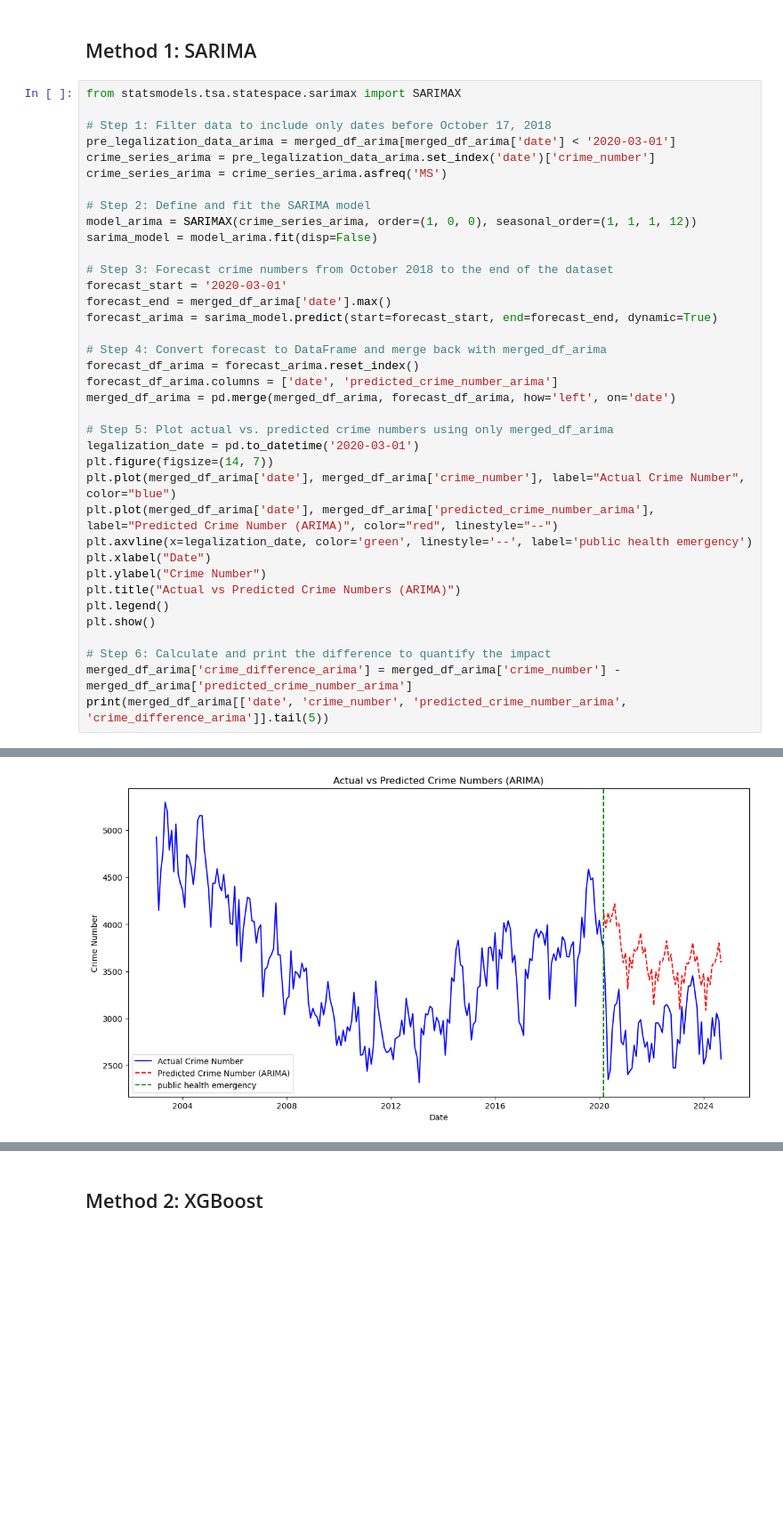
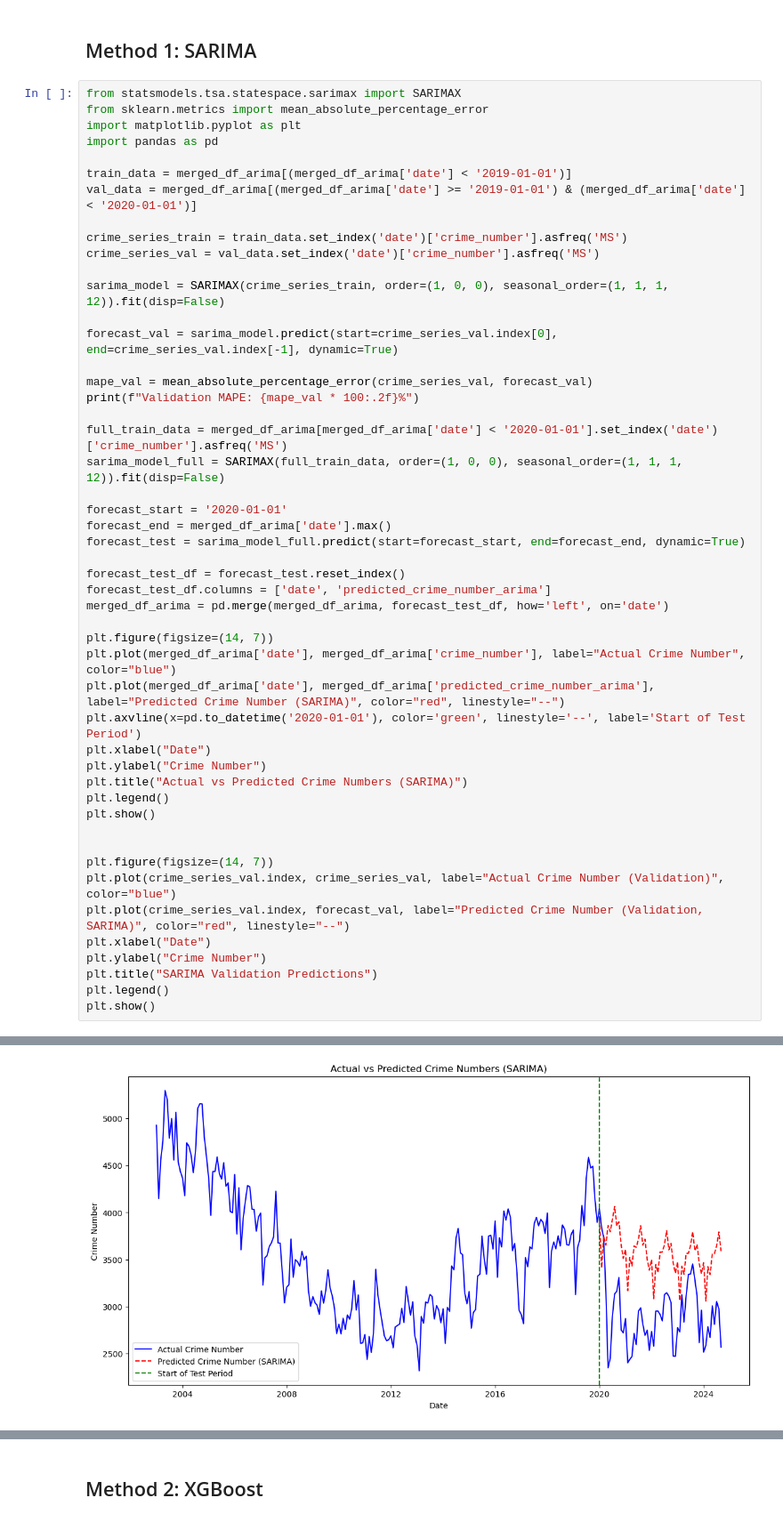
Before and after one commit to HantzeWANG/ECON490, a Jupyter notebook: CrimePrediction.ipynb, the cells around one changed output, grey strips where cells are left out. Shown at 89% size. Saved outputs shown, nothing was run; the diff lists cells and outputs as text; blank space fills up the shorter version.

Commit message:
added validation, more visualization

```diff
--- a/CrimePrediction.ipynb
+++ b/CrimePrediction.ipynb
@@ -243,39 +236,51 @@ merged_df_xgb = merged_df.copy()
 ## Method 1: SARIMA
 # %%
 from statsmodels.tsa.statespace.sarimax import SARIMAX
+from sklearn.metrics import mean_absolute_percentage_error
+import matplotlib.pyplot as plt
+import pandas as pd
 
-# Step 1: Filter data to include only dates before October 17, 2018
-pre_legalization_data_arima = merged_df_arima[merged_df_arima['date'] < '2020-03-01']
-crime_series_arima = pre_legalization_data_arima.set_index('date')['crime_number']
-crime_series_arima = crime_series_arima.asfreq('MS')
+train_data = merged_df_arima[(merged_df_arima['date'] < '2019-01-01')]
+val_data = merged_df_arima[(merged_df_arima['date'] >= '2019-01-01') & (merged_df_arima['date'] < '2020-01-01')]
 
-# Step 2: Define and fit the SARIMA model
-model_arima = SARIMAX(crime_series_arima, order=(1, 0, 0), seasonal_order=(1, 1, 1, 12))
-sarima_model = model_arima.fit(disp=False)
+crime_series_train = train_data.set_index('date')['crime_number'].asfreq('MS')
+crime_series_val = val_data.set_index('date')['crime_number'].asfreq('MS')
 
-# Step 3: Forecast crime numbers from October 2018 to the end of the dataset
-forecast_start = '2020-03-01'
+sarima_model = SARIMAX(crime_series_train, order=(1, 0, 0), seasonal_order=(1, 1, 1, 12)).fit(disp=False)
+
+forecast_val = sarima_model.predict(start=crime_series_val.index[0], end=crime_series_val.index[-1], dynamic=True)
+
+mape_val = mean_absolute_percentage_error(crime_series_val, forecast_val)
+print(f"Validation MAPE: {mape_val * 100:.2f}%")
+
+full_train_data = merged_df_arima[merged_df_arima['date'] < '2020-01-01'].set_index('date')['crime_number'].asfreq('MS')
+sarima_model_full = SARIMAX(full_train_data, order=(1, 0, 0), seasonal_order=(1, 1, 1, 12)).fit(disp=False)
+
+forecast_start = '2020-01-01'
 forecast_end = merged_df_arima['date'].max()
-forecast_arima = sarima_model.predict(start=forecast_start, end=forecast_end, dynamic=True)
+forecast_test = sarima_model_full.predict(start=forecast_start, end=forecast_end, dynamic=True)
 
-# Step 4: Convert forecast to DataFrame and merge back with merged_df_arima
-forecast_df_arima = forecast_arima.reset_index()
-forecast_df_arima.columns = ['date', 'predicted_crime_number_arima']
-merged_df_arima = pd.merge(merged_df_arima, forecast_df_arima, how='left', on='date')
+forecast_test_df = forecast_test.reset_index()
+forecast_test_df.columns = ['date', 'predicted_crime_number_arima']
+merged_df_arima = pd.merge(merged_df_arima, forecast_test_df, how='left', on='date')
 
-# Step 5: Plot actual vs. predicted crime numbers using only merged_df_arima
-legalization_date = pd.to_datetime('2020-03-01')
 plt.figure(figsize=(14, 7))
 plt.plot(merged_df_arima['date'], merged_df_arima['crime_number'], label="Actual Crime Number", color="blue")
-plt.plot(merged_df_arima['date'], merged_df_arima['predicted_crime_number_arima'], label="Predicted Crime Number (ARIMA)", color="red", linestyle="--")
-plt.axvline(x=legalization_date, color='green', linestyle='--', label='public health emergency')
+plt.plot(merged_df_arima['date'], merged_df_arima['predicted_crime_number_arima'], label="Predicted Crime Number (SARIMA)", color="red", linestyle="--")
+plt.axvline(x=pd.to_datetime('2020-01-01'), color='green', linestyle='--', label='Start of Test Period')
 plt.xlabel("Date")
 plt.ylabel("Crime Number")
-plt.title("Actual vs Predicted Crime Numbers (ARIMA)")
+plt.title("Actual vs Predicted Crime Numbers (SARIMA)")
 plt.legend()
 plt.show()
 
-# Step 6: Calculate and print the difference to quantify the impact
-merged_df_arima['crime_difference_arima'] = merged_df_arima['crime_number'] - merged_df_arima['predicted_crime_number_arima']
-print(merged_df_arima[['date', 'crime_number', 'predicted_crime_number_arima', 'crime_difference_arima']].tail(5))
+
+plt.figure(figsize=(14, 7))
+plt.plot(crime_series_val.index, crime_series_val, label="Actual Crime Number (Validation)", color="blue")
+plt.plot(crime_series_val.index, forecast_val, label="Predicted Crime Number (Validation, SARIMA)", color="red", linestyle="--")
+plt.xlabel("Date")
+plt.ylabel("Crime Number")
+plt.title("SARIMA Validation Predictions")
+plt.legend()
+plt.show()
 # %% [output]
@@ -282 +288 @@ print(merged_df_arima[['date', 'crime_number', 'predicted_crime_number_arima', '
-[figure, old version]
+[figure, new version]
```
Also changed, not shown: parts of 9 cells of this notebook.
